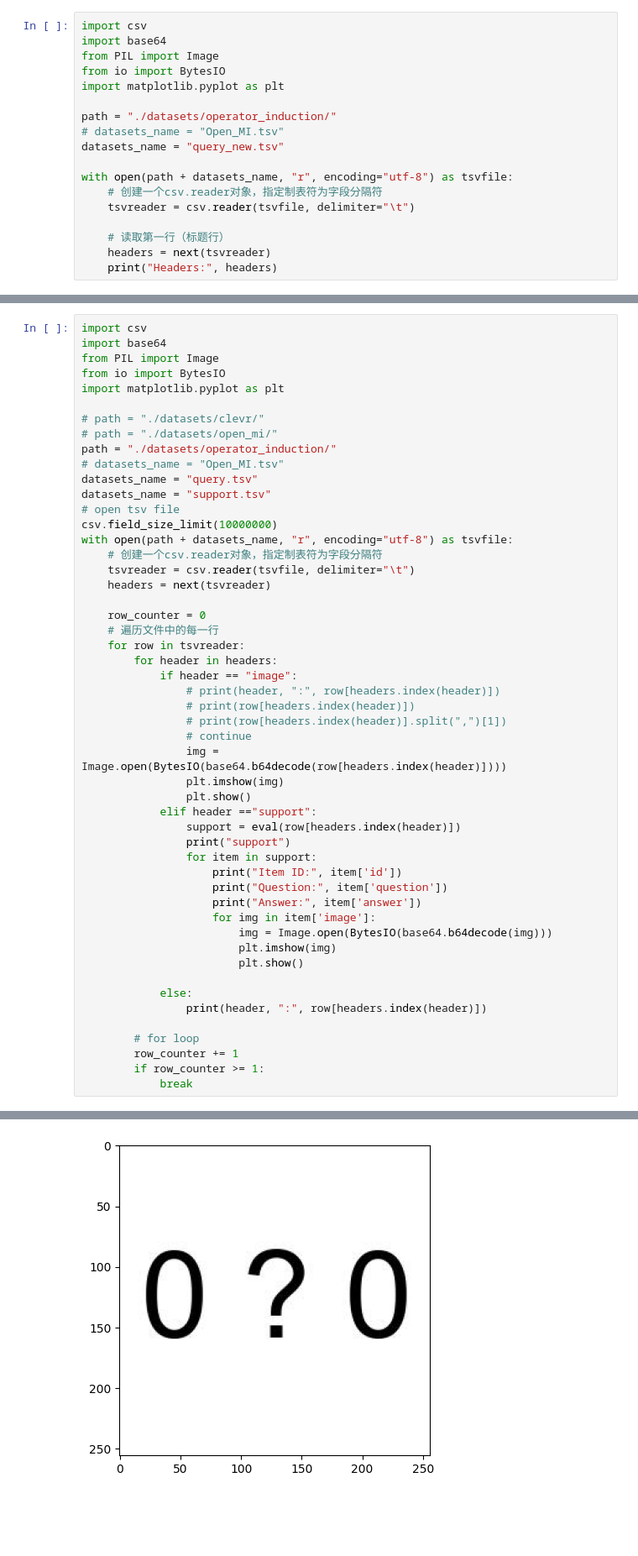
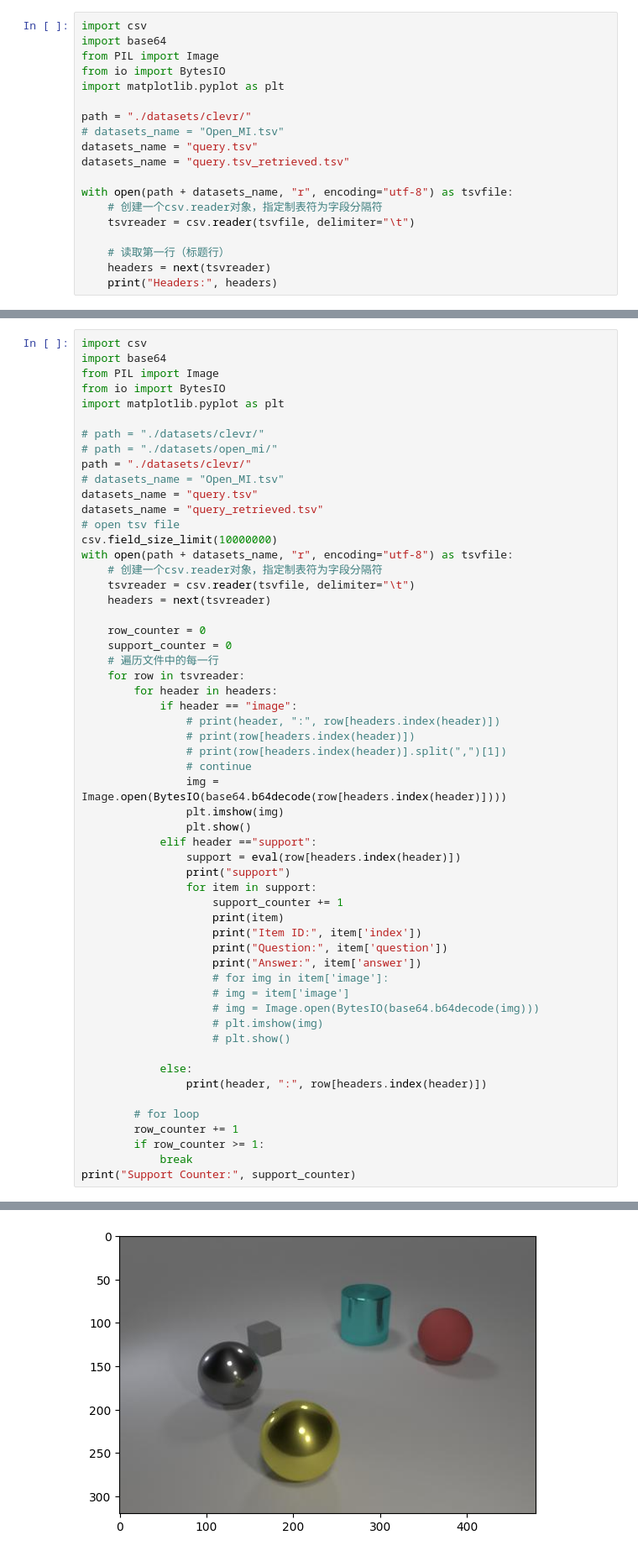
Before and after one commit to XavierZXY/VLMEvalKit, a Jupyter notebook: icltools/read_tsv.ipynb, the cells around one changed output, grey strips where cells are left out. Shown at 84% size. Drawn from its saved outputs; the diff is of its cells as text; blank space fills up the shorter version.

```diff
--- a/icltools/read_tsv.ipynb
+++ b/icltools/read_tsv.ipynb
@@ -5,9 +5,10 @@ from PIL import Image
 from io import BytesIO
 import matplotlib.pyplot as plt
 
-path = "./datasets/operator_induction/"
+path = "./datasets/clevr/"
 # datasets_name = "Open_MI.tsv"
-datasets_name = "query_new.tsv"
+datasets_name = "query.tsv"
+datasets_name = "query.tsv_retrieved.tsv"
 
 with open(path + datasets_name, "r", encoding="utf-8") as tsvfile:
     # 创建一个csv.reader对象，指定制表符为字段分隔符
@@ -27,10 +28,10 @@ import matplotlib.pyplot as plt
 
 # path = "./datasets/clevr/"
 # path = "./datasets/open_mi/"
-path = "./datasets/operator_induction/"
+path = "./datasets/clevr/"
 # datasets_name = "Open_MI.tsv"
 datasets_name = "query.tsv"
-datasets_name = "support.tsv"
+datasets_name = "query_retrieved.tsv"
 # open tsv file
 csv.field_size_limit(10000000)
 with open(path + datasets_name, "r", encoding="utf-8") as tsvfile:
@@ -39,6 +40,7 @@ with open(path + datasets_name, "r", encoding="utf-8") as tsvfile:
     headers = next(tsvreader)
 
     row_counter = 0
+    support_counter = 0
     # 遍历文件中的每一行
     for row in tsvreader:
         for header in headers:
@@ -54,13 +56,16 @@ with open(path + datasets_name, "r", encoding="utf-8") as tsvfile:
                 support = eval(row[headers.index(header)])
                 print("support")
                 for item in support:
-                    print("Item ID:", item['id'])
+                    support_counter += 1
+                    print(item)
+                    print("Item ID:", item['index'])
                     print("Question:", item['question'])
                     print("Answer:", item['answer'])
-                    for img in item['image']:
-                        img = Image.open(BytesIO(base64.b64decode(img)))
-                        plt.imshow(img)
-                        plt.show()
+                    # for img in item['image']:
+                    # img = item['image']
+                    # img = Image.open(BytesIO(base64.b64decode(img)))
+                    # plt.imshow(img)
+                    # plt.show()
 
             else:
                 print(header, ":", row[headers.index(header)])
@@ -69,4 +74,5 @@ with open(path + datasets_name, "r", encoding="utf-8") as tsvfile:
         row_counter += 1
         if row_counter >= 1:
             break
+print("Support Counter:", support_counter)
 # %% [output]
@@ -76 +82 @@ answer : [0, 0, 0]
-[figure, old version]
+[figure, new version]
```
Also changed, not shown: parts of 3 cells of this notebook, 4 other files.
